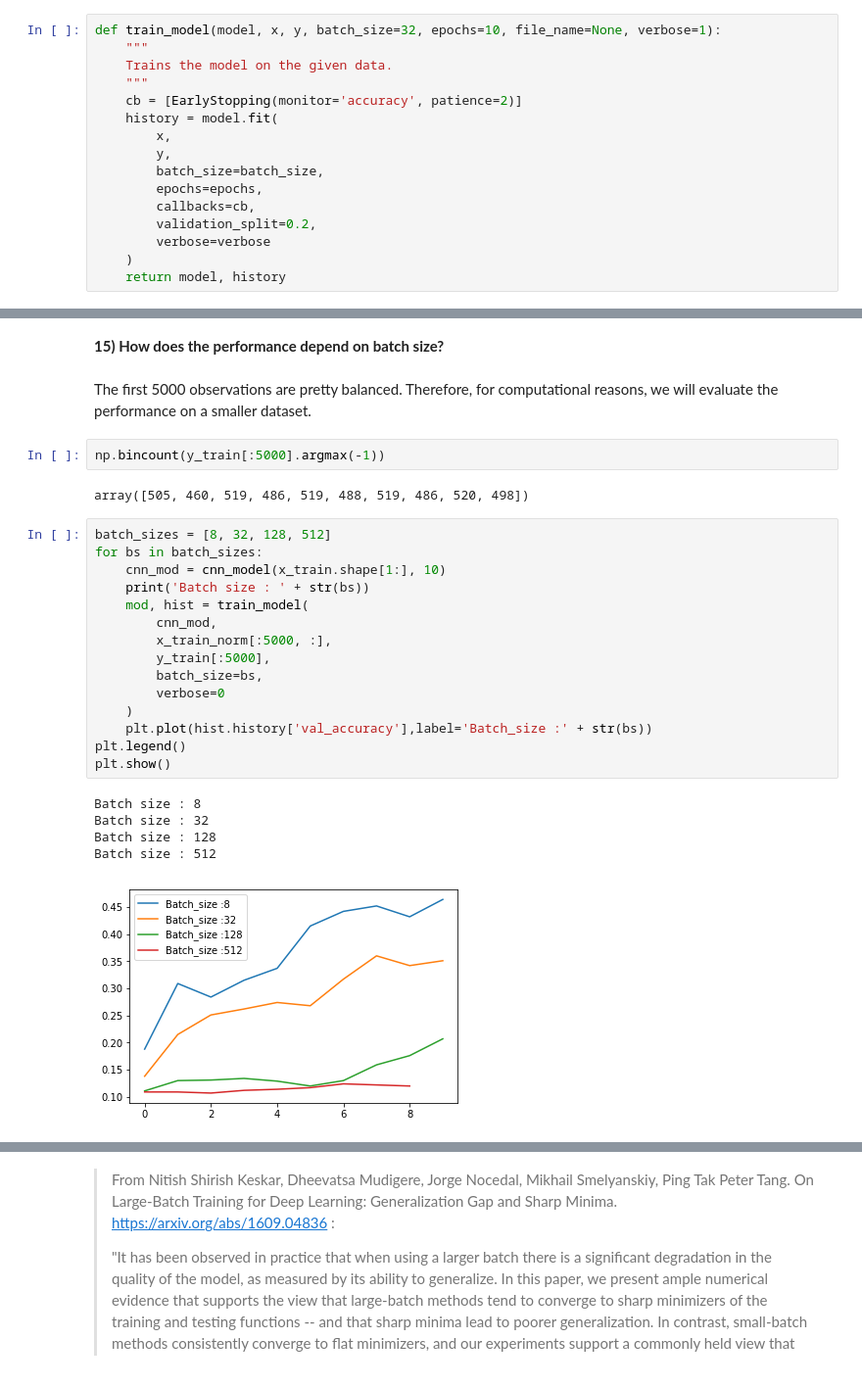
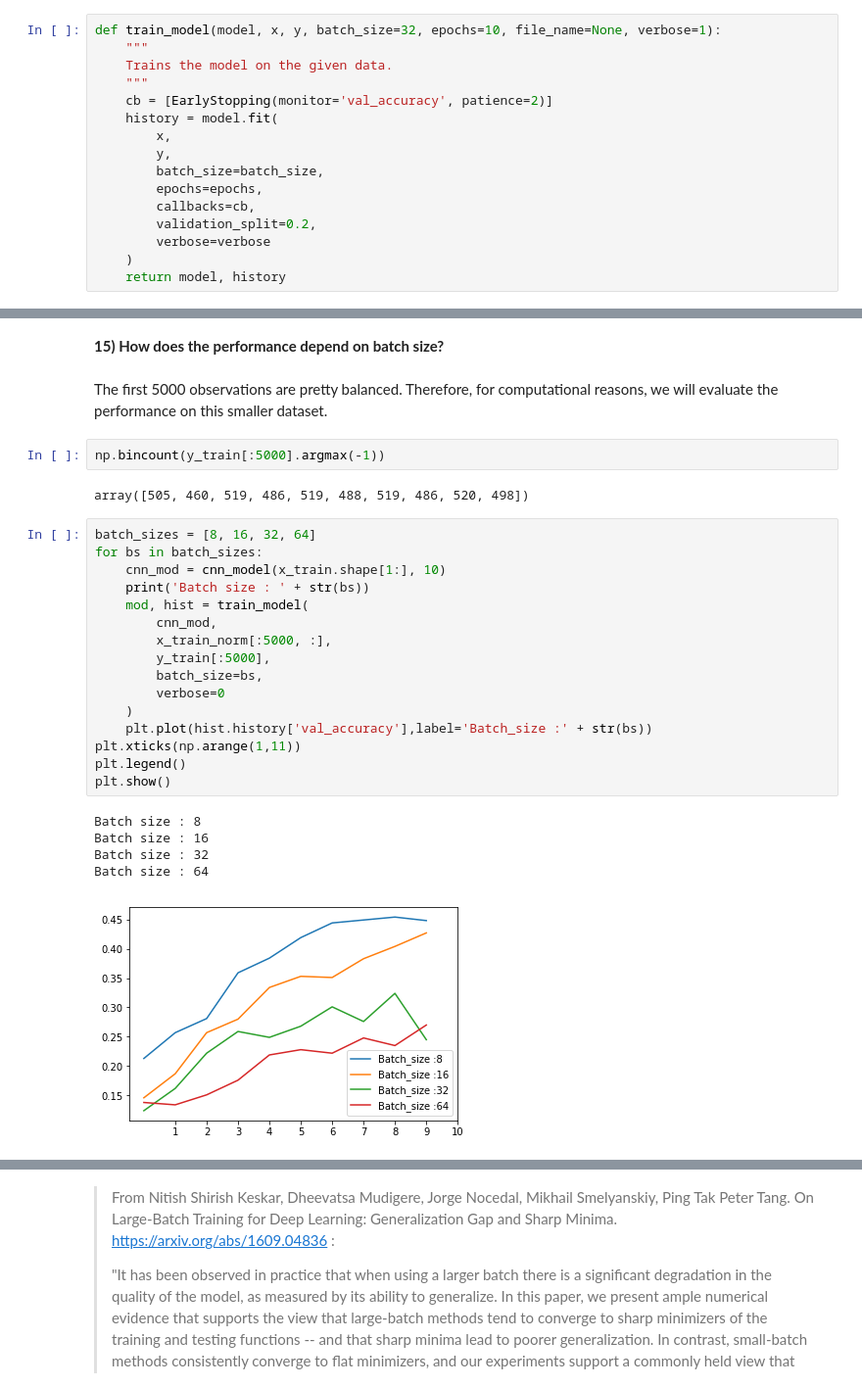
Before and after one commit to LeonardoNatale/CNN_CIFAR-10-dataset, a Jupyter notebook: Last_notebook.ipynb, the cells around one changed output, grey strips where cells are left out. Shown at 98% size. Saved outputs shown, nothing was run; the diff lists cells and outputs as text.

```diff
--- a/Last_notebook.ipynb
+++ b/Last_notebook.ipynb
@@ -296,7 +294,7 @@ def train_model(model, x, y, batch_size=32, epochs=10, file_name=None, verbose=1
     """
     Trains the model on the given data.
     """
-    cb = [EarlyStopping(monitor='accuracy', patience=2)]
+    cb = [EarlyStopping(monitor='val_accuracy', patience=2)]
     history = model.fit(
         x,
         y,
@@ -498,30 +517,31 @@ We can see that the accuracy increases over time. If we had trained for more epo
 # %% [markdown]
 **15) How does the performance depend on batch size?**
 # %% [markdown]
-The first 5000 observations are pretty balanced. Therefore, for computational reasons, we will evaluate the performance on a smaller dataset.
+The first 5000 observations are pretty balanced. Therefore, for computational reasons, we will evaluate the performance on this smaller dataset.
 # %%
 np.bincount(y_train[:5000].argmax(-1))
 # %% [output]
 array([505, 460, 519, 486, 519, 488, 519, 486, 520, 498])
 # %%
-batch_sizes = [8, 32, 128, 512]
+batch_sizes = [8, 16, 32, 64]
 for bs in batch_sizes:
     cnn_mod = cnn_model(x_train.shape[1:], 10)
     print('Batch size : ' + str(bs))
     mod, hist = train_model(
         cnn_mod,
         x_train_norm[:5000, :],
         y_train[:5000],
         batch_size=bs,
         verbose=0
     )
     plt.plot(hist.history['val_accuracy'],label='Batch_size :' + str(bs))
+plt.xticks(np.arange(1,11))
 plt.legend()
 plt.show()
 # %% [output]
 Batch size : 8
+Batch size : 16
 Batch size : 32
-Batch size : 128
-Batch size : 512
+Batch size : 64
-[figure, old version]
+[figure, new version]
 # %% [markdown]
```
Also changed, not shown: parts of 23 cells of this notebook, 1 other file.
